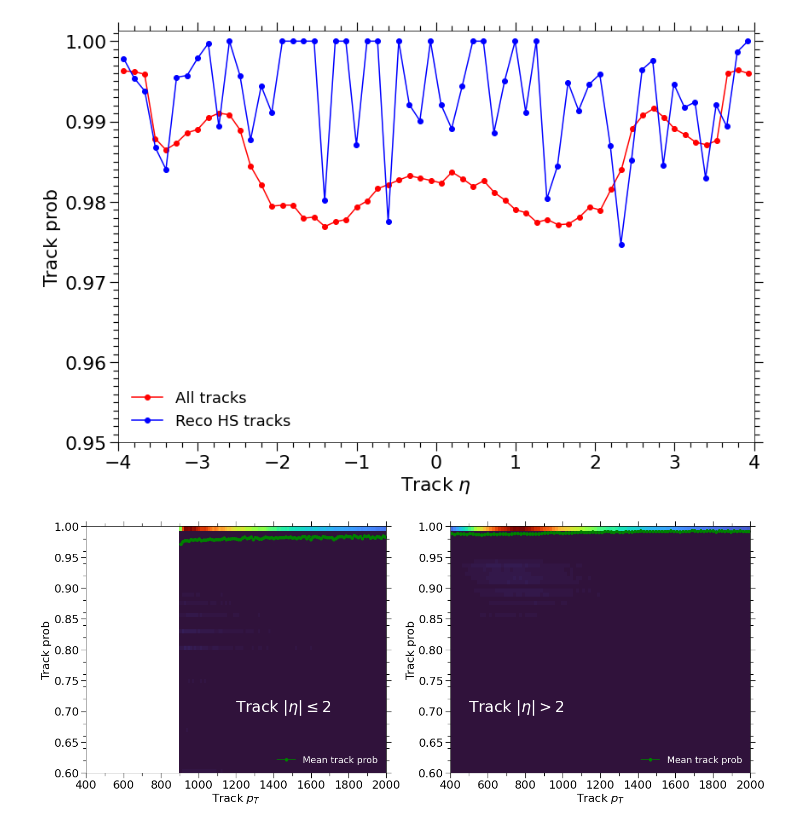
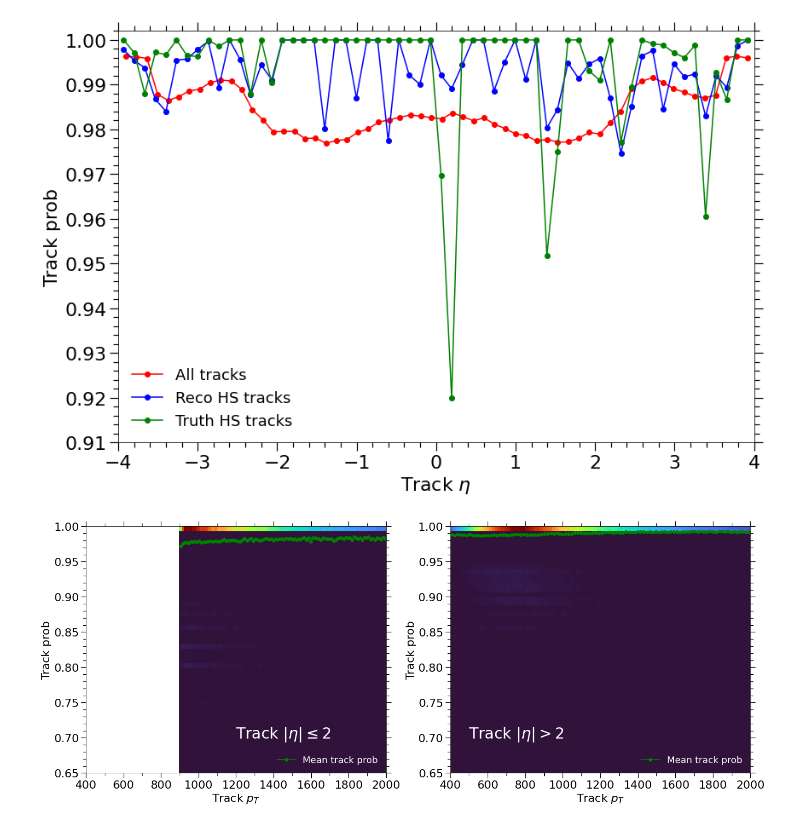
Before and after one commit to ttlindkvist/4DTracking, a Jupyter notebook: track_prob.ipynb, the cells around one changed output. Drawn from its saved outputs; the diff is of its cells as text; code cells hidden in the pictures.

```diff
--- a/track_prob.ipynb
+++ b/track_prob.ipynb
@@ -98,16 +153,18 @@ fig, ax = plt.subplots(1, 1)
 fig.set_size_inches(12, 8)
 
 ax.plot(eta_bins[:-1]+(eta_bins[1]-eta_bins[0])/2, mean_track_prob,       'or-', label='All tracks')
-ax.plot(eta_bins2[:-1]+(eta_bins2[1]-eta_bins2[0])/2, mean_track_prob_HS, 'ob-', label='Reco HS tracks')
+ax.plot(eta_bins2[:-1]+(eta_bins2[1]-eta_bins2[0])/2, mean_track_prob_reHS, 'ob-', label='Reco HS tracks')
+ax.plot(eta_bins2[:-1]+(eta_bins2[1]-eta_bins2[0])/2, mean_track_prob_trHS, 'og-', label='Truth HS tracks')
 
 ax.set_xlim(-4, 4)
-ax.set_ylim(0.95)
+ax.set_ylim(0.91, 1.002)
 ax.set_xlabel('Track $\\eta$')
 ax.set_ylabel('Track prob')
 
 ax.tick_params(which='major', axis='both', length=10, width=1.2)
 ax.tick_params(which='minor', axis='both', length=6, width=1.2)
-ax.yaxis.set_minor_locator(MultipleLocator(0.001))
+ax.yaxis.set_minor_locator(MultipleLocator(0.002))
+ax.yaxis.set_major_locator(MultipleLocator(0.01))
 ax.xaxis.set_minor_locator(MultipleLocator(0.2))
 ax.xaxis.set_major_locator(MultipleLocator(1))
 
@@ -115,7 +172,7 @@ ax.xaxis.set_major_locator(MultipleLocator(1))
 ax.legend(frameon=False)
 fig.tight_layout()
 # %% [output]
-[figure, old version]
+[figure, new version]
 # %%
 pT_range = 2e3
 eta_cutoff = 2
@@ -124,51 +181,44 @@ fig, (ax1, ax2) = plt.subplots(1, 2)
 fig.set_size_inches(20, 8)
 
 idxs1 = np.logical_and(np.abs(track_pT_flat) < pT_range, np.abs(track_eta_flat) <= eta_cutoff)
-
 hist1 = ax1.hist2d(track_pT_flat[idxs1], track_prob_flat[idxs1], bins=(100, 300), cmin=0, cmap='turbo')
-# fig.colorbar(cm.ScalarMappable(norm = Normalize(np.nanmin(hist[0]), np.nanmax(hist[0])),      cmap='turbo'), ax=ax, label='Number of tracks')
 
 pt_bins1 = hist1[1]
 mean_track_prob1 = binned_mean(track_pT_flat[idxs1], track_prob_flat[idxs1], pt_bins1)
 ax1.plot(pt_bins1[:-1]+(pt_bins1[1]-pt_bins1[0])/2, mean_track_prob1, 'og-', label='Mean track prob')
 
 ax1.text(1200, 0.7, "Track $|\\eta| \\leq {}$".format(eta_cutoff), fontsize=30, color='white')
 
-ax1.legend(frameon=False, labelcolor='white', loc='lower right')
-ax1.set_xlabel('Track $p_T$')
-ax1.set_ylabel('Track prob')
-
-ax1.set_xlim(400, pT_range)
-ax1.set_ylim(0.6, 1)
 
 idxs2 = np.logical_and(np.abs(track_pT_flat) < pT_range, np.abs(track_eta_flat) > eta_cutoff)
-
 hist2 = ax2.hist2d(track_pT_flat[idxs2], track_prob_flat[idxs2], bins=(100, 300), cmin=0, cmap='turbo')
-# fig.colorbar(cm.ScalarMappable(norm = Normalize(np.nanmin(hist[0]), np.nanmax(hist[0])),      cmap='turbo'), ax=ax, label='Number of tracks')
 
 pt_bins2 = hist2[1]
 mean_track_prob2 = binned_mean(track_pT_flat[idxs2], track_prob_flat[idxs2], pt_bins2)
 ax2.plot(pt_bins2[:-1]+(pt_bins2[1]-pt_bins2[0])/2, mean_track_prob2, 'og-', label='Mean track prob')
 
 ax2.text(500, 0.7, "Track $|\\eta| > {}$".format(eta_cutoff), fontsize=30, color='white')
 
-ax2.legend(frameon=False, labelcolor='white', loc='lower right')
-ax2.set_xlabel('Track $p_T$')
-ax2.set_ylabel('Track prob')
-
-ax2.set_xlim(400, pT_range)
-ax2.set_ylim(0.6, 1)
 
 for ax in (ax1, ax2):
+    ax.legend(frameon=False, labelcolor='white', loc='lower right')
+
+    ax.set_xlabel('Track $p_T$')
+    ax.set_ylabel('Track prob')
+
+    ax.set_xlim(400, pT_range)
+    ax.set_ylim(0.65, 1)
+
     ax.tick_params(which='major', axis='both', length=10, width=1.2)
     ax.tick_params(which='minor', axis='both', length=6, width=1.2)
-    ax.yaxis.set_minor_locator(MultipleLocator(0.02))
+    ax.yaxis.set_minor_locator(MultipleLocator(0.01))
+    ax.yaxis.set_major_locator(MultipleLocator(0.05))
     ax.xaxis.set_minor_locator(MultipleLocator(100))
     ax.xaxis.set_major_locator(MultipleLocator(200))
 
 fig.tight_layout()
 # %% [output]
-[figure, old version]
+[figure, new version]
 # %%
 pT_range = 2e3
 
```
Also changed, not shown: parts of 4 cells of this notebook, 4 other files.
